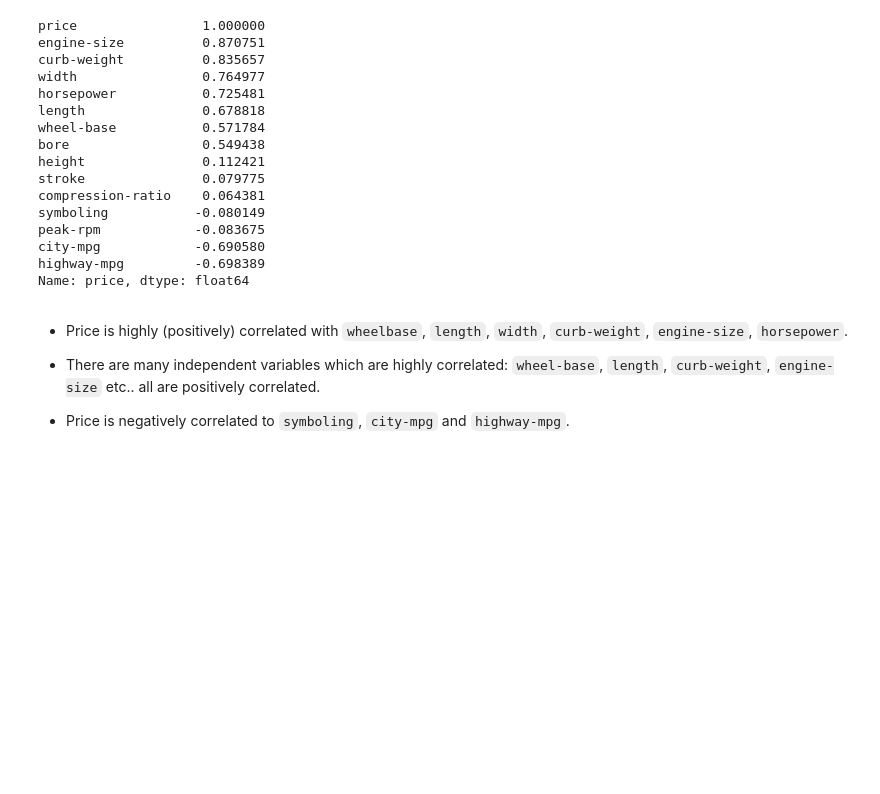
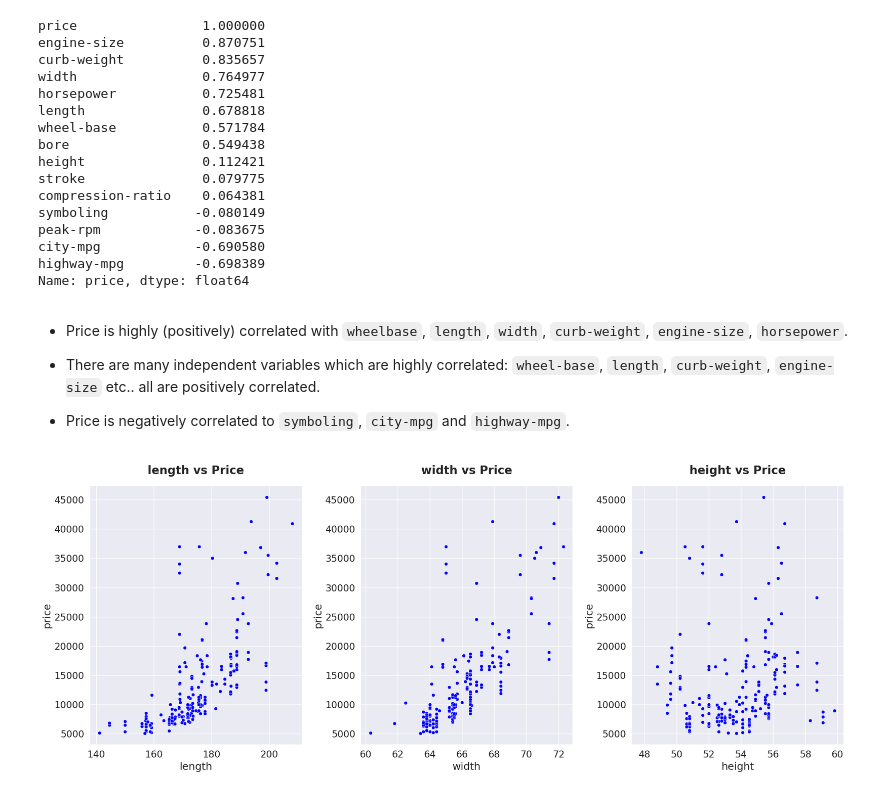
Before and after one commit to ShreeKeshavan/Car_price_prediction, a Jupyter notebook: Car_price_prediction.ipynb, the cells around one changed output. Saved outputs shown, nothing was run; the diff lists cells and outputs as text; code cells hidden in the pictures; blank space fills up the shorter version.

```diff
--- a/Car_price_prediction.ipynb
+++ b/Car_price_prediction.ipynb
@@ -584,3 +583,17 @@ Name: price, dtype: float64
 * There are many independent variables which are highly correlated: `wheel-base`, `length`, `curb-weight`, `engine-size` etc.. all are positively correlated.
 
 * Price is negatively correlated to `symboling`, `city-mpg` and `highway-mpg`.
+# %%
+def Scatter_Plot(cols):
+  x = 1
+  plt.figure(figsize=(20,8))
+  for i in cols:
+    plt.subplot(1,3,x)
+    sns.scatterplot(x=i, y='price', data=df, color='blue')
+    plt.title(f'{i} vs Price', fontweight= 'black', fontsize= 20, pad=20 )
+    plt.tight_layout()
+    x += 1
+# %%
+Scatter_Plot(['length', 'width', 'height'])
+# %% [output]
+[figure, added]
```
Also changed, not shown: parts of 19 cells of this notebook.
